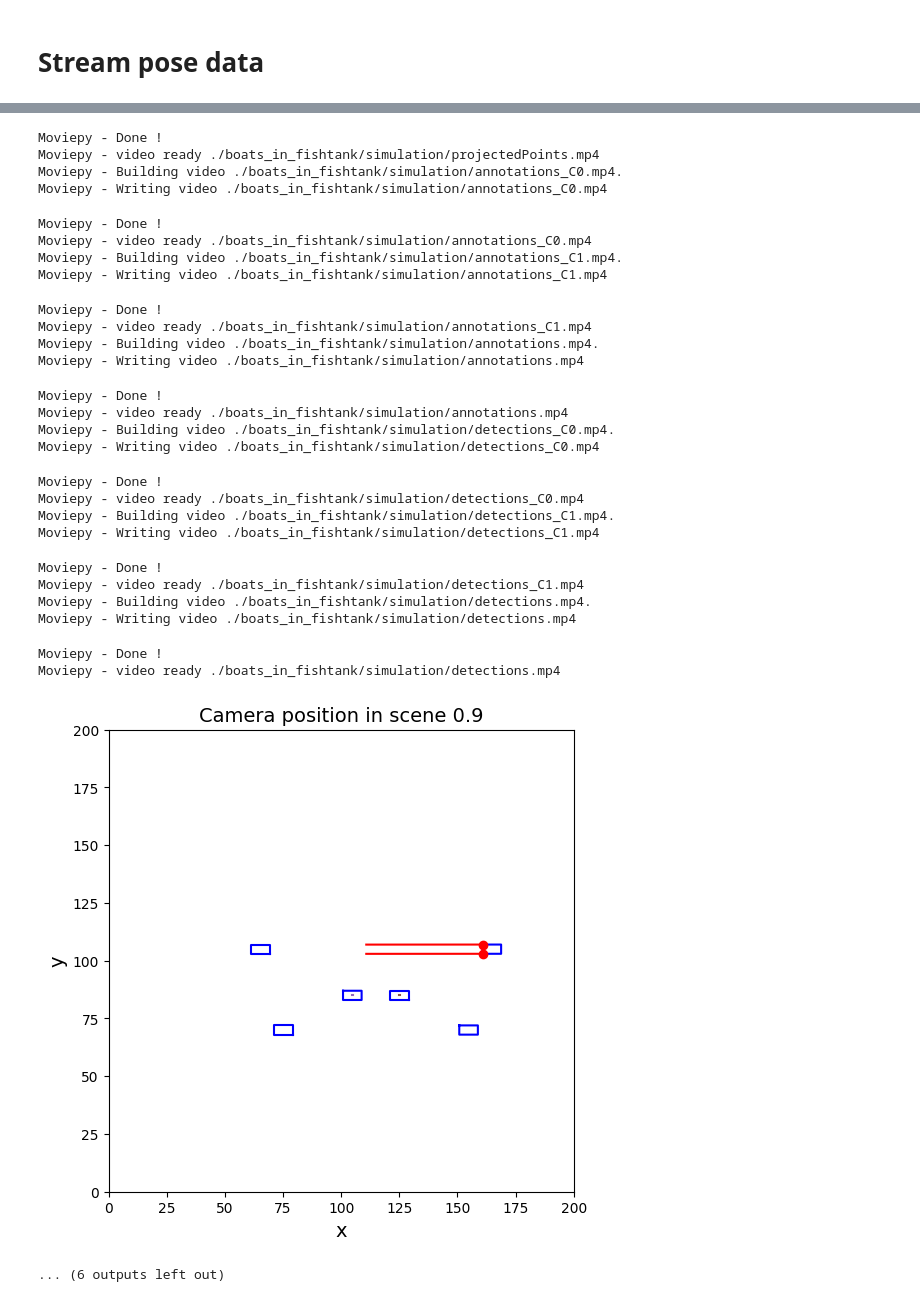
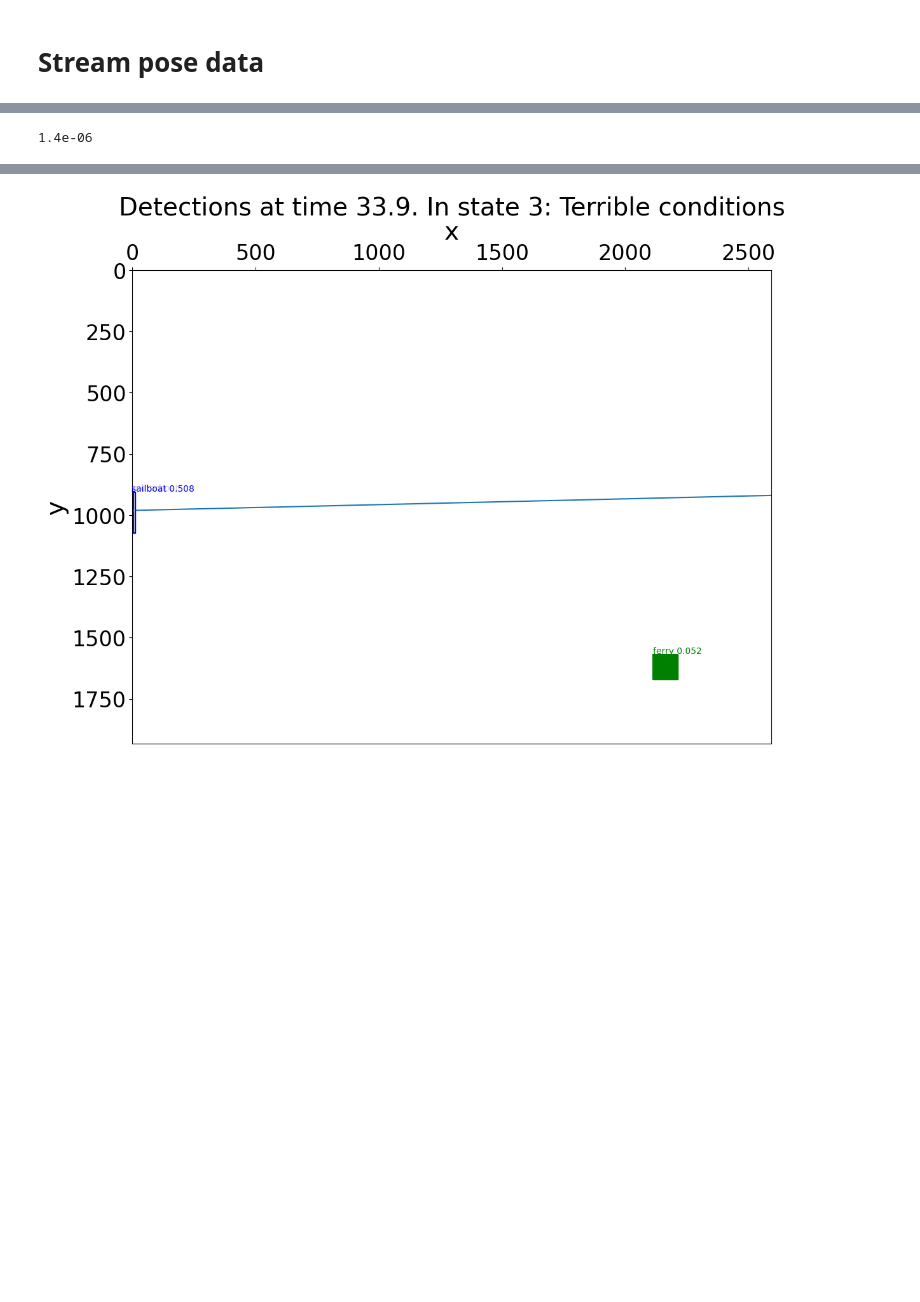
Before and after one commit to andreajessen/MODSIM, a Jupyter notebook: src/MODSIM_w_pose_data.ipynb, the cells around one changed output, grey strips where cells are left out. Drawn from its saved outputs; the diff is of its cells as text; code cells hidden in the pictures; blank space fills up the shorter version.

Commit message:
:sparkles: new camera

```diff
--- a/src/MODSIM_w_pose_data.ipynb
+++ b/src/MODSIM_w_pose_data.ipynb
@@ -26,22 +26,23 @@ WRITE_TO_JSON = True
 VISUALIZE=True
 CALCULATE = True
 MIN_VESSELS = 1
-MAX_TIME_STEPS = 10
+MAX_TIME_STEPS = 500
 FPS = 10
 # %%
 # Camera types: 'STATIC_LEGACY', 'DYNAMIC'
 STATIC_LEGACY = 'STATIC_LEGACY'
 DYNAMIC = 'DYNAMIC'
 DYNAMIC_CORAL_CAMERA = 'DYNAMIC_CORAL_CAMERA'
+ZED = 'ZED'
 MID = 'MID'
 LEFT = 'LEFT'
 RIGHT = 'RIGHT'
 
-CAMERA_TYPES = [DYNAMIC_CORAL_CAMERA, DYNAMIC_CORAL_CAMERA]
-CAMERA_PLACEMENTS = [LEFT, RIGHT]
+CAMERA_TYPES = [DYNAMIC_CORAL_CAMERA]
+CAMERA_PLACEMENTS = [MID]
 
 # Roll, yaw, pitch
-ORIENTATION = [[0, np.pi/8, np.pi/200], [0, -np.pi/8, np.pi/200]]
+ORIENTATION = [[0, 0, np.pi/200], [0, -np.pi/8, np.pi/200]]
 # %%
 NO_WAVES = 0
 SMALL_WAVES = 1
@@ -84,7 +85,7 @@ state_multiplicate = [1/3, 1/1.5, 1.5, 3]
 if CM_label:
     for s in range(numb_states):
         s_factor = state_multiplicate[s]
-        all_new_values = []
+        all_new_values = {}
         for i, label in enumerate(CM_label.keys()):
             values = CM_label[label]
             drop_out = 1-sum(values)
@@ -95,9 +96,9 @@ if CM_label:
                     new_values.append(round(1-min(incorrect_detection*s_factor,0.99), 3))
                 else:
                     new_values.append(round(min(values[v]*s_factor, 0.99), 3))
-            all_new_values.append(new_values)
+            all_new_values[label] = new_values
 
-        states[s].set_confusion_matrix_labels(np.array(all_new_values))
+        states[s].set_confusion_matrix_labels(all_new_values)
 # %% [markdown]
 ### Error generator
 # %%
@@ -187,6 +188,30 @@ for cameraID, cameraType in enumerate(CAMERA_TYPES):
 
         camera = VirtualCamera(focal_length, px, py, principal_point, image_bounds)
         camera.place_camera_on_vessel(pos_vcf, roll_vcf, pitch_vcf, yaw_vcf)
+    elif cameraType == ZED:
+        # Intrinsics
+        # NB! Make sure everything is in meters
+        focal_length = 2.8*10**-3
+        image_bounds = (2688, 1520) # Pixels (x,y)
+        #film_size = (1.4*10**-3, 1.4*10**-3)
+        fx = 1404.2700
+        fy = 1404.8199
+        px = focal_length/fx
+        py = focal_length/fy
+        #px = 2*10**-6
+        #py = 2*10**-6
+        principal_point = (1110.9700,614.7650)
+
+        # Pose
+        roll_vcf = ORIENTATION[cameraID][0]
+        yaw_vcf = ORIENTATION[cameraID][1]
+        pitch_vcf = ORIENTATION[cameraID][2]
+        vessel = vessels[VESSEL_TO_PLACE_CAMERA_ON]
+        pos_vcf = get_pos_vcf(vessel, CAMERA_PLACEMENTS[cameraID])
+
+
+        camera = VirtualCamera(focal_length, px, py, principal_point, image_bounds)
+        camera.place_camera_on_vessel(pos_vcf, roll_vcf, pitch_vcf, yaw_vcf)
     # elif cameraType == OTHER TYPES:
 
     cameras[cameraID] = camera
@@ -220,3 +255,7 @@ for i, t in enumerate(time_stream):
+# %%
+1.4*10**-6
+# %% [output]
+1.4e-06
 # %%
 # Visualize from json files
 if VISUALIZE:
@@ -231,8 +270,8 @@ if VISUALIZE:
     cameraIDs = list(cameras.keys())
 
     #visualize_dynamic_scene_mov(vessels, folder_path=simulation_folder, fps=FPS, max_time_steps=MAX_TIME_STEPS, y_x_lim=200)
-    visualize_camera_pose_in_dsg_mov(camera_rig, vessels, folder_path=simulation_folder, fps=FPS, max_time_steps=MAX_TIME_STEPS, y_x_lim=200)
-    visualize_projections_multiple_cameras(cameraIDs, pps_paths, image_bounds, camera_rig.horizon, folder_path=simulation_folder,fps=FPS, max_time_steps=MAX_TIME_STEPS, display_when_min_vessels=MIN_VESSELS)
-    visualize_annotations_multiple_cameras(cameraIDs, annots_paths, image_bounds, horizons=camera_rig.horizon, folder_path=simulation_folder, fps=FPS, max_time_steps=MAX_TIME_STEPS, display_when_min_vessels=MIN_VESSELS)
+    #visualize_camera_pose_in_dsg_mov(camera_rig, vessels, folder_path=simulation_folder, fps=FPS, max_time_steps=MAX_TIME_STEPS, y_x_lim=200)
+    #visualize_projections_multiple_cameras(cameraIDs, pps_paths, image_bounds, camera_rig.horizon, folder_path=simulation_folder,fps=FPS, max_time_steps=MAX_TIME_STEPS, display_when_min_vessels=MIN_VESSELS)
+    #visualize_annotations_multiple_cameras(cameraIDs, annots_paths, image_bounds, horizons=camera_rig.horizon, folder_path=simulation_folder, fps=FPS, max_time_steps=MAX_TIME_STEPS, display_when_min_vessels=MIN_VESSELS)
     visualize_detections_multiple_cameras(cameraIDs, detections_paths, image_bounds, horizons=camera_rig.horizon, show_annotations=True, annotations_paths=annots_paths, folder_path=simulation_folder, fps=FPS, max_time_steps=MAX_TIME_STEPS, display_when_min_vessels=MIN_VESSELS, temporal_state_history=errorGenerator.temporal_model.previous_states, temporal_state_names=errorGenerator.temporal_model.state_names)
 # %% [output]
@@ -257,28 +282 @@ Moviepy - Writing video ./boats_in_fishtank/simulation/projectedPoints.mp4
-Moviepy - Done !
-Moviepy - video ready ./boats_in_fishtank/simulation/projectedPoints.mp4
-Moviepy - Building video ./boats_in_fishtank/simulation/annotations_C0.mp4.
-Moviepy - Writing video ./boats_in_fishtank/simulation/annotations_C0.mp4
-Moviepy - Done !
-Moviepy - video ready ./boats_in_fishtank/simulation/annotations_C0.mp4
-Moviepy - Building video ./boats_in_fishtank/simulation/annotations_C1.mp4.
-Moviepy - Writing video ./boats_in_fishtank/simulation/annotations_C1.mp4
-Moviepy - Done !
-Moviepy - video ready ./boats_in_fishtank/simulation/annotations_C1.mp4
-Moviepy - Building video ./boats_in_fishtank/simulation/annotations.mp4.
-Moviepy - Writing video ./boats_in_fishtank/simulation/annotations.mp4
-Moviepy - Done !
-Moviepy - video ready ./boats_in_fishtank/simulation/annotations.mp4
-Moviepy - Building video ./boats_in_fishtank/simulation/detections_C0.mp4.
-Moviepy - Writing video ./boats_in_fishtank/simulation/detections_C0.mp4
-Moviepy - Done !
-Moviepy - video ready ./boats_in_fishtank/simulation/detections_C0.mp4
-Moviepy - Building video ./boats_in_fishtank/simulation/detections_C1.mp4.
-Moviepy - Writing video ./boats_in_fishtank/simulation/detections_C1.mp4
-Moviepy - Done !
-Moviepy - video ready ./boats_in_fishtank/simulation/detections_C1.mp4
-Moviepy - Building video ./boats_in_fishtank/simulation/detections.mp4.
-Moviepy - Writing video ./boats_in_fishtank/simulation/detections.mp4
-Moviepy - Done !
-Moviepy - video ready ./boats_in_fishtank/simulation/detections.mp4
-[figure, old version]
+[figure, new version]
-... (6 outputs left out)
```
Also changed, not shown: parts of 4 cells of this notebook, 1 other file.
